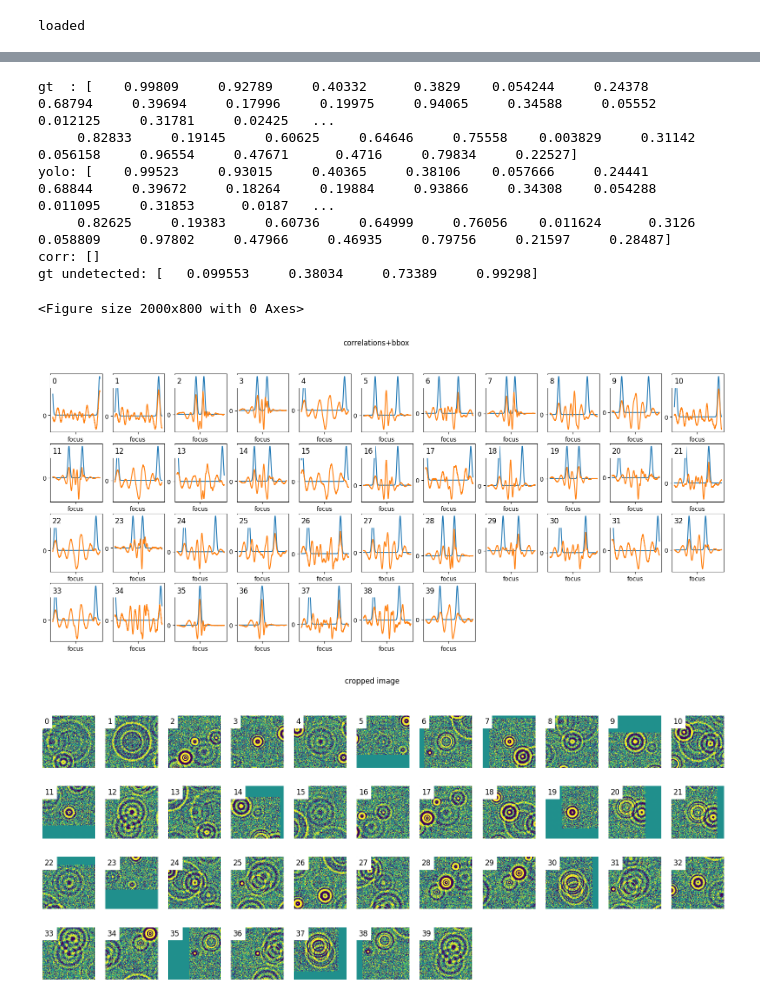
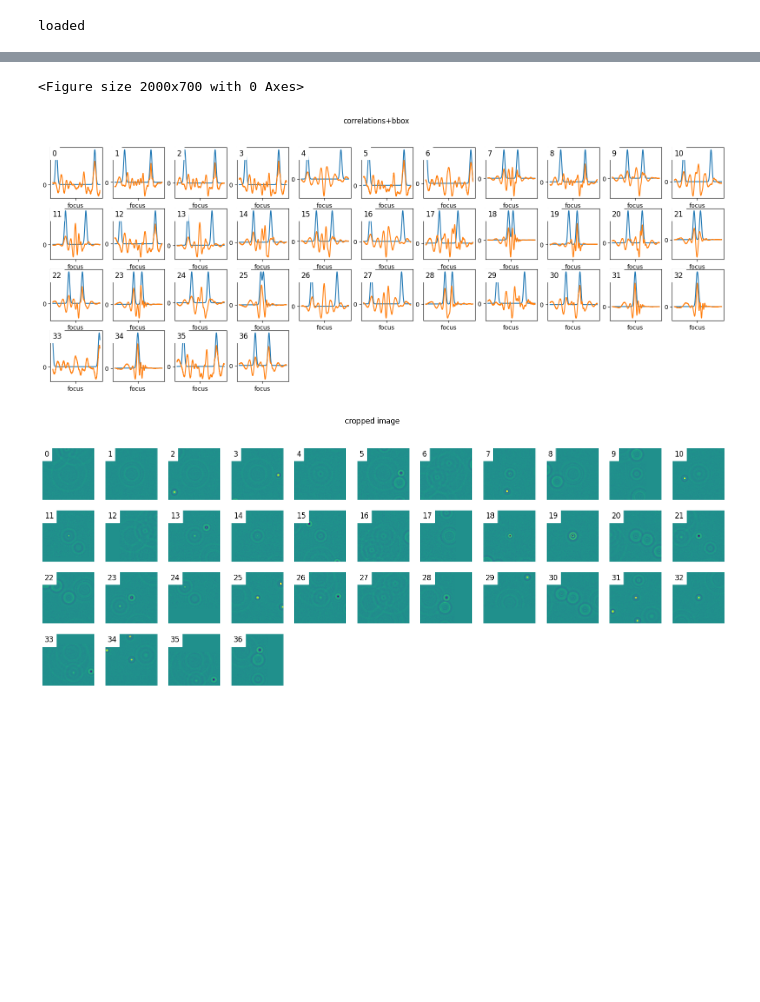
Before and after one commit to till-robert/ultralytics, a Jupyter notebook: zaxis_test.ipynb, the cells around one changed output, grey strips where cells are left out. Cells and saved outputs as stored; diff of their text form; code cells hidden in the pictures; blank space fills up the shorter version.

```diff
--- a/zaxis_test.ipynb
+++ b/zaxis_test.ipynb
@@ -70,7 +70,7 @@ def box_iou(box1, box2, eps=1e-7):
     return inter / ((a2 - a1).prod(2) + (b2 - b1).prod(2) - inter + eps)
 # %%
 # reload(results)
-model = YOLO("runs/zaxis/train117/weights/best.pt")
+model = YOLO("runs/zaxis/train126/weights/last.pt")
 # print(model.model.model)
 print("loaded")
 dataset_path = "data_gen/Dataset_hard/images/test"
@@ -92,8 +92,14 @@ plot_result(plt.gca(),image,res[:,4],ops.xyxy2xywh(res[:,:4])/512,res[:,6])
 plt.axis("off")
 plt.subplot(1,2,2)
 plt.title("Ground Truth")
-
+# ops.scale_boxes((512,512), gt_bbox, ori_shape, ratio_pad=ratio_pad)  # native-space labels
 gt_bboxes,gt_z_values = plot_gt(image,plt.gca())
+true_bboxes = ops.xywh2xyxy(gt_bboxes) * np.array((512,512))[[1, 0, 1, 0]]  # target boxes
+_, gt_pred_matcher = match_predictions(res[:,:4],true_bboxes,np.zeros(len(res)),np.zeros(len(true_bboxes)),0.5)
+print("gt  :", gt_z_values[np.where(gt_pred_matcher.T)[1]])
+print("yolo:", res[:,-1])
+# print("corr:", np.array(corr))
+print("gt undetected:", gt_z_values[np.where(gt_pred_matcher.sum(1)==0)[0]])
 # %% [output]
 (512, 512)
 
@@ -174,48 +186,37 @@ for i,capture in enumerate(captures):
     plt.axis("off")
     # plt.tight_layout()
     plt.figure(3)
     plt.subplot(len(captures)//11+1,11,i+1)
     plt.title(str(i), y=0.77,x=0.04,loc="left",backgroundcolor="white")
     plt.suptitle("Yolo prediction")
     plt.imshow(downsampled_reference[np.round(pred_z*len(downsampled_reference)).astype(int)],vmin=-0.05,vmax=0.05)
     plt.axis("off")
 
     plt.figure(4)
     plt.suptitle("ground truth")
     plt.subplot(len(captures)//11+1,11,i+1)
     plt.title(str(i), y=0.77,x=0.04,loc="left",backgroundcolor="white")
 
     correct_detection = np.where(gt_pred_matcher.T[i])[0]
-    if correct_detection:
-        gt_image = (downsampled_reference[np.round(gt_z_values[correct_detection]*len(downsampled_reference)).astype(int)])
-    else:
-        gt_image = np.zeros((1,128,128))
+    # if correct_detection:
+    gt_image = (downsampled_reference[np.round(gt_z_values[correct_detection]*len(downsampled_reference)).astype(int)])
+    # else:
+    #     gt_image = np.zeros((1,128,128))
     plt.imshow(gt_image[0],vmin=-0.05,vmax=0.05)
     plt.axis("off")
     # plt.figure(4)
     # plt.suptitle("image via max correlations+bbox size")
 
     # plt.subplot(len(captures)//11+1,11,i+1)
     # plt.title(str(i), y=0.77,x=0.04,loc="left",backgroundcolor="white")
     # plt.imshow(downsampled_reference[np.argmax(correlation*bells(x,5e-4,*z))],vmin=-0.05,vmax=0.05)
     # corr.append(np.argmax(correlation*bells(x,5e-4,*z))/len(downsampled_reference))
     # plt.axis("off")
 
 
 
     # plt.colorbar()
-
-print("gt  :", gt_z_values[np.where(gt_pred_matcher.T)[1]])
-print("yolo:", res[:,-1])
-print("corr:", np.array(corr))
-print("gt undetected:", gt_z_values[np.where(gt_pred_matcher.sum(1)==0)[0]])
 # %% [output]
-gt  : [    0.99809     0.92789     0.40332      0.3829    0.054244     0.24378     0.68794     0.39694     0.17996     0.19975     0.94065     0.34588     0.05552    0.012125     0.31781     0.02425   ...
-     0.82833     0.19145     0.60625     0.64646     0.75558    0.003829     0.31142    0.056158     0.96554     0.47671      0.4716     0.79834     0.22527]
-yolo: [    0.99523     0.93015     0.40365     0.38106    0.057666     0.24441     0.68844     0.39672     0.18264     0.19884     0.93866     0.34308    0.054288    0.011095     0.31853      0.0187   ...
-     0.82625     0.19383     0.60736     0.64999     0.76056    0.011624      0.3126    0.058809     0.97802     0.47966     0.46935     0.79756     0.21597     0.28487]
-corr: []
-gt undetected: [   0.099553     0.38034     0.73389     0.99298]
+<Figure size 2000x700 with 0 Axes>
-<Figure size 2000x800 with 0 Axes>
-[figure, old version]
+[figure, new version]
-[figure, old version]
+[figure, new version]
```
Also changed, not shown: parts of 4 cells of this notebook, 8 other files.
